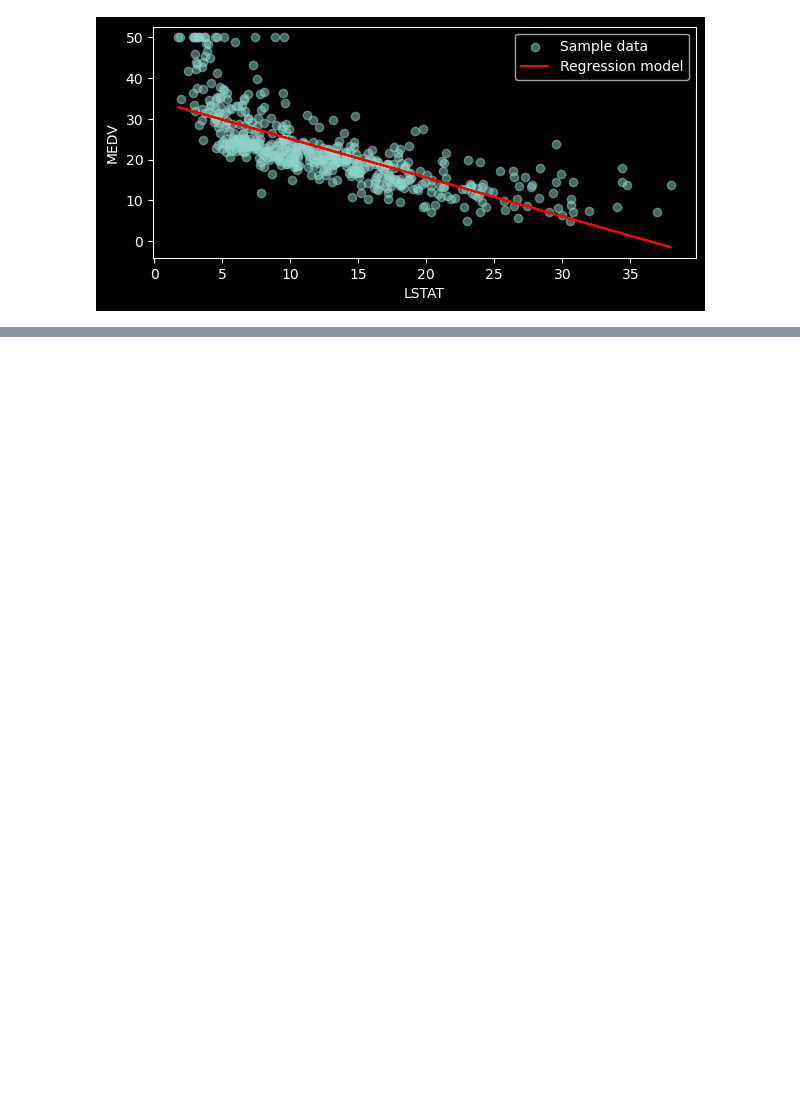
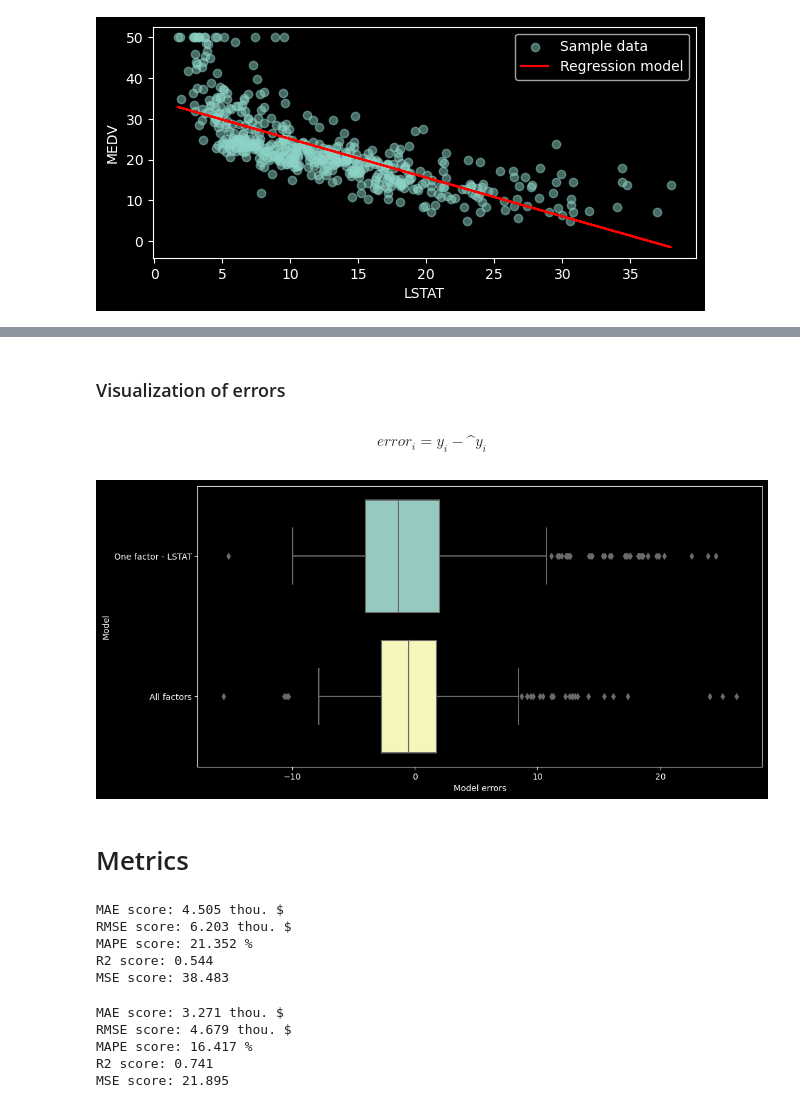
Before and after one commit to thetitorenko/ds_stuff, a Jupyter notebook: ml/linear.ipynb, the cells around one changed output, grey strips where cells are left out. Drawn from its saved outputs; the diff is of its cells as text; code cells hidden in the pictures; blank space fills up the shorter version.

Commit message:
metrics

```diff
--- a/ml/linear.ipynb
+++ b/ml/linear.ipynb
@@ -143,0 +134,6 @@ plot_regression_2d(X, y, y_predict, xlabel='LSTAT', ylabel='MEDV')
+# %%
+lr_lstat = linear_model.LinearRegression()  # Create class object
+lr_lstat.fit(X, y)                          # Train the model
+
+print(f'w0: {lr_lstat.intercept_:.2f}')
+print(f'w1: {lr_lstat.coef_[0]:.2f}')
@@ -143,0 +152,6 @@ plot_regression_2d(X, y, y_predict, xlabel='LSTAT', ylabel='MEDV')
+# %%
+X = boston_data.drop('MEDV', axis=1)
+y = boston_data['MEDV']
+# %%
+lr_full = linear_model.LinearRegression()
+lr_full.fit(X, y)
@@ -143,0 +186,21 @@ plot_regression_2d(X, y, y_predict, xlabel='LSTAT', ylabel='MEDV')
+# %% [markdown]
+### Visualization of errors
+# %% [markdown]
+$$error_i=y_i-\^{y}_i$$
+# %%
+y_errors_lstat = y - lr_lstat.predict(boston_data[['LSTAT']])
+y_errors_full = y - lr_full.predict(boston_data.drop('MEDV', axis=1))
+
+errors_df = pd.DataFrame({
+    'One factor - LSTAT': y_errors_lstat,
+    'All factors': y_errors_full
+    })
+
+fig, ax = plt.subplots(figsize=(12, 6))
+sns.boxplot(errors_df, orient='h', ax=ax)
+ax.set_xlabel('Model errors')
+ax.set_ylabel('Model');
+# %% [output]
+[figure, added]
+# %% [markdown]
+# Metrics
@@ -143,0 +209,28 @@ plot_regression_2d(X, y, y_predict, xlabel='LSTAT', ylabel='MEDV')
+# %%
+y_predict_lstat = lr_lstat.predict(boston_data[['LSTAT']])
+
+print(f'MAE score: {metrics.mean_absolute_error(y, y_predict_lstat):.3f} thou. $')
+print(f'RMSE score: {np.sqrt(metrics.mean_squared_error(y, y_predict_lstat)):.3f} thou. $')
+print(f'MAPE score: {metrics.mean_absolute_percentage_error(y, y_predict_lstat) * 100:.3f} %')
+print(f'R2 score: {metrics.r2_score(y, y_predict_lstat):.3f}')
+print(f'MSE score: {metrics.mean_squared_error(y, y_predict_lstat):.3f}')
+# %% [output]
+MAE score: 4.505 thou. $
+RMSE score: 6.203 thou. $
+MAPE score: 21.352 %
+R2 score: 0.544
+MSE score: 38.483
+# %%
+y_predict_full = lr_full.predict(boston_data.drop('MEDV', axis=1))
+
+print(f'MAE score: {metrics.mean_absolute_error(y, y_predict_full):.3f} thou. $')
+print(f'RMSE score: {np.sqrt(metrics.mean_squared_error(y, y_predict_full)):.3f} thou. $')
+print(f'MAPE score: {metrics.mean_absolute_percentage_error(y, y_predict_full) * 100:.3f} %')
+print(f'R2 score: {metrics.r2_score(y, y_predict_full):.3f}')
+print(f'MSE score: {metrics.mean_squared_error(y, y_predict_full):.3f}')
+# %% [output]
+MAE score: 3.271 thou. $
+RMSE score: 4.679 thou. $
+MAPE score: 16.417 %
+R2 score: 0.741
+MSE score: 21.895
```
Also changed, not shown: parts of 13 cells of this notebook.
